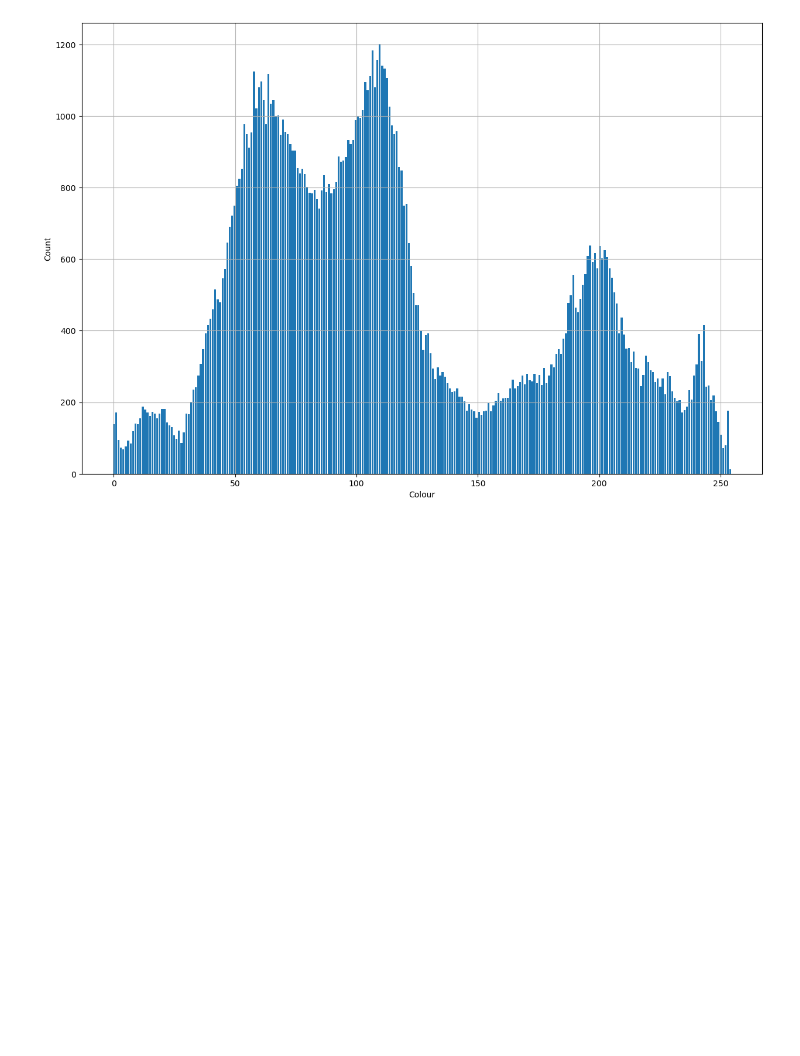
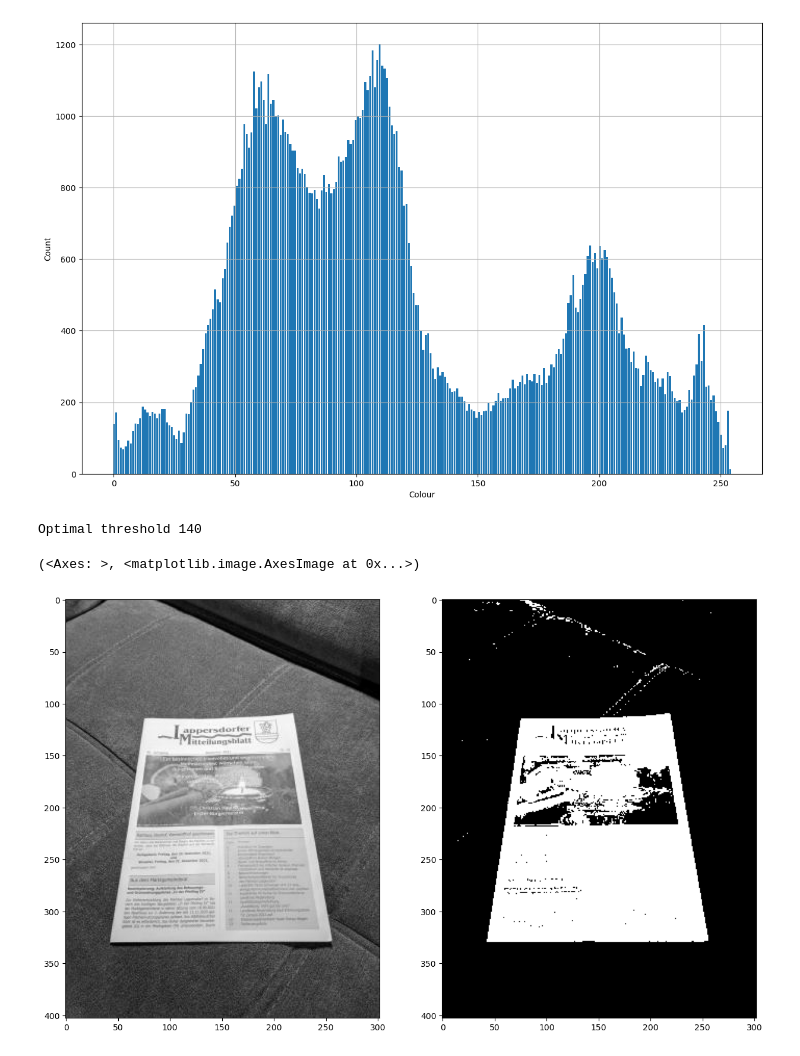
Before and after one commit to koalgeo-Viking/Ai-Vision-Course, a Jupyter notebook: Lesson8/HomeWork8.ipynb, the cells around one changed output. Drawn from its saved outputs; the diff is of its cells as text; code cells hidden in the pictures; blank space fills up the shorter version.

```diff
--- a/Lesson8/HomeWork8.ipynb
+++ b/Lesson8/HomeWork8.ipynb
@@ -344,3 +344,52 @@ plt.xlabel('Colour'), plt.ylabel('Count')
 plt.grid(True)
 # %% [output]
 [figure]
+# %%
+# Get image dimensions
+rows, cols = img.shape
+
+# Compute the total amount of image pixels
+num_pixels = rows * cols
+
+# Initializations
+best_wcv = 1e6  # Best within-class variance (wcv)
+opt_th = None   # Threshold corresponding to the best wcv
+
+# Brute force search using all possible thresholds (levels of gray)
+for th in range(0, 256):
+    # Extract the image pixels corresponding to the foreground (text - dark pixels)
+    foreground = img[img < th]
+
+    # Extract the image pixels corresponding to the background (paper - bright pixels)
+    background = img[img >= th]
+
+    # If foreground or background are empty, continue
+    if len(foreground) == 0 or len(background) == 0:
+        continue
+
+    # Compute class-weights (omega parameters) for foreground and background
+    omega_f = len(foreground) / num_pixels
+    omega_b = len(background) / num_pixels
+
+    # Compute pixel variance for foreground and background
+    sigma2_f = np.var(foreground)
+    sigma2_b = np.var(background)
+
+    # Compute the within-class variance
+    wcv = omega_f * sigma2_f + omega_b * sigma2_b
+
+    # Perform the optimization
+    if wcv < best_wcv:
+        best_wcv = wcv
+        opt_th = th
+
+# Print out the optimal threshold found by Otsu algorithm
+print('Optimal threshold', opt_th)
+# %% [output]
+Optimal threshold 140
+# %%
+plt.subplot(121), plt.imshow(img, cmap='gray')
+plt.subplot(122), plt.imshow(img > opt_th, cmap='gray')
+# %% [output]
+(<Axes: >, <matplotlib.image.AxesImage at 0x...>)
+[figure, added]
```
